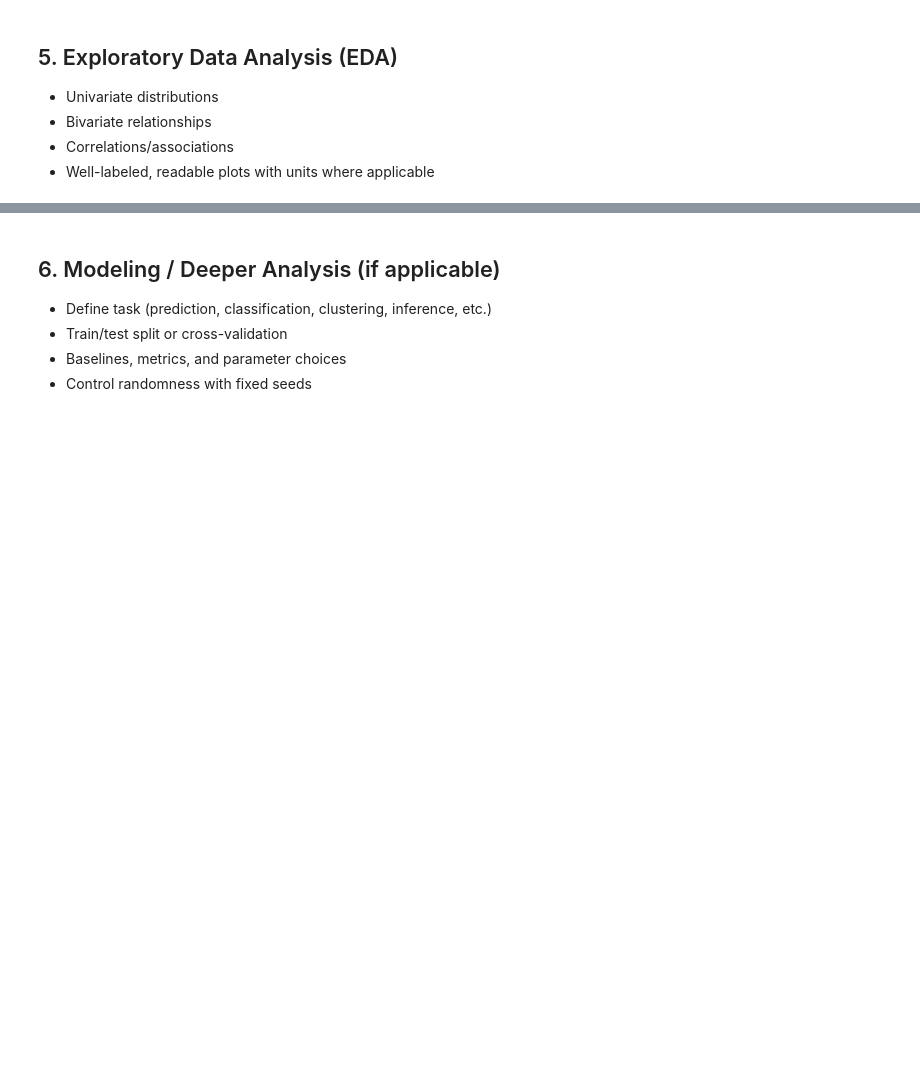
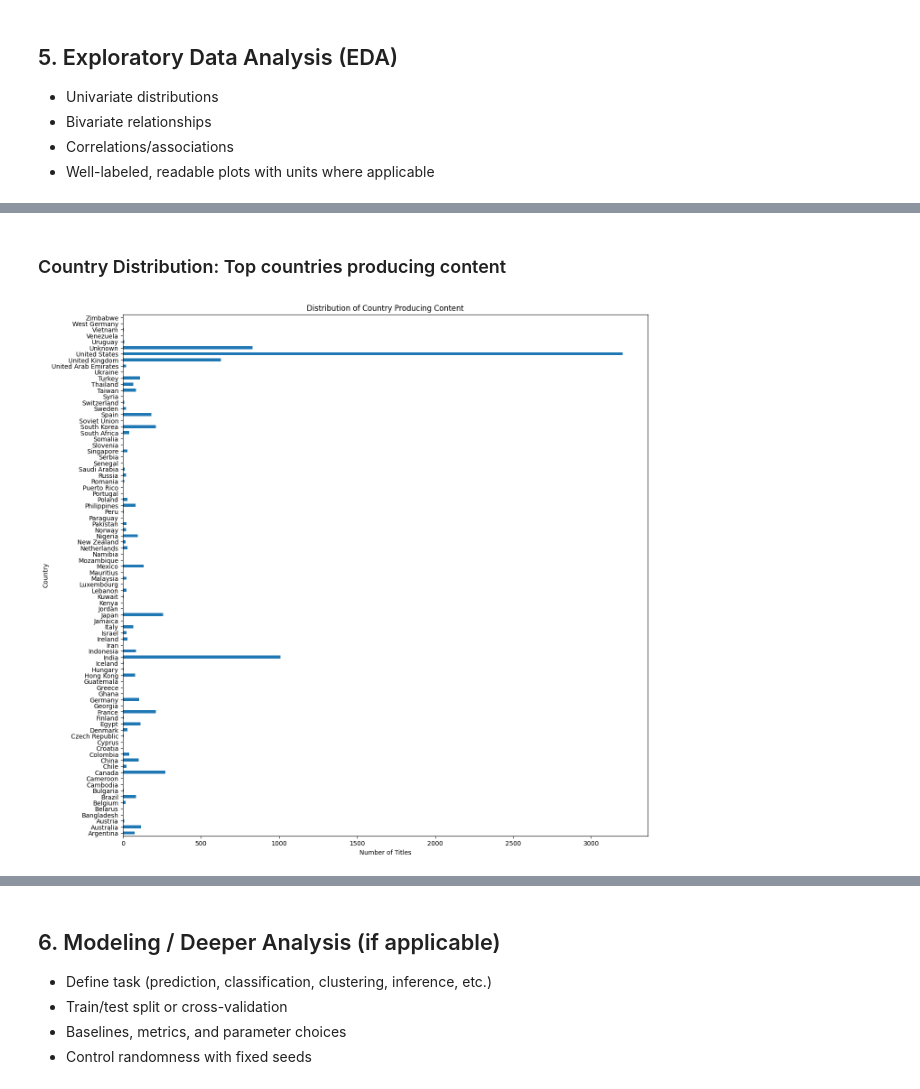
Before and after one commit to liya-eng/DSF_PROJECT, a Jupyter notebook: TT6L_G04_Notebook.ipynb, the cells around one changed output, grey strips where cells are left out. Cells and saved outputs as stored; diff of their text form; code cells hidden in the pictures; blank space fills up the shorter version.

```diff
--- a/TT6L_G04_Notebook.ipynb
+++ b/TT6L_G04_Notebook.ipynb
@@ -229,0 +297,15 @@ clean_netflix.to_csv('netflix_cleaned.csv', index = False)
+# %% [markdown]
+### Country Distribution: Top countries producing content
+# %%
+country_dist = netflix_cleaned['country'].value_counts().sort_index()
+country_dist.plot(
+    kind='barh',
+    figsize=(15,15)
+)
+
+plt.title('Distribution of Country Producing Content')
+plt.xlabel('Number of Titles')
+plt.ylabel('Country')
+plt.show()
+# %% [output]
+[figure, added]
```
Also changed, not shown: parts of 132 cells of this notebook.
